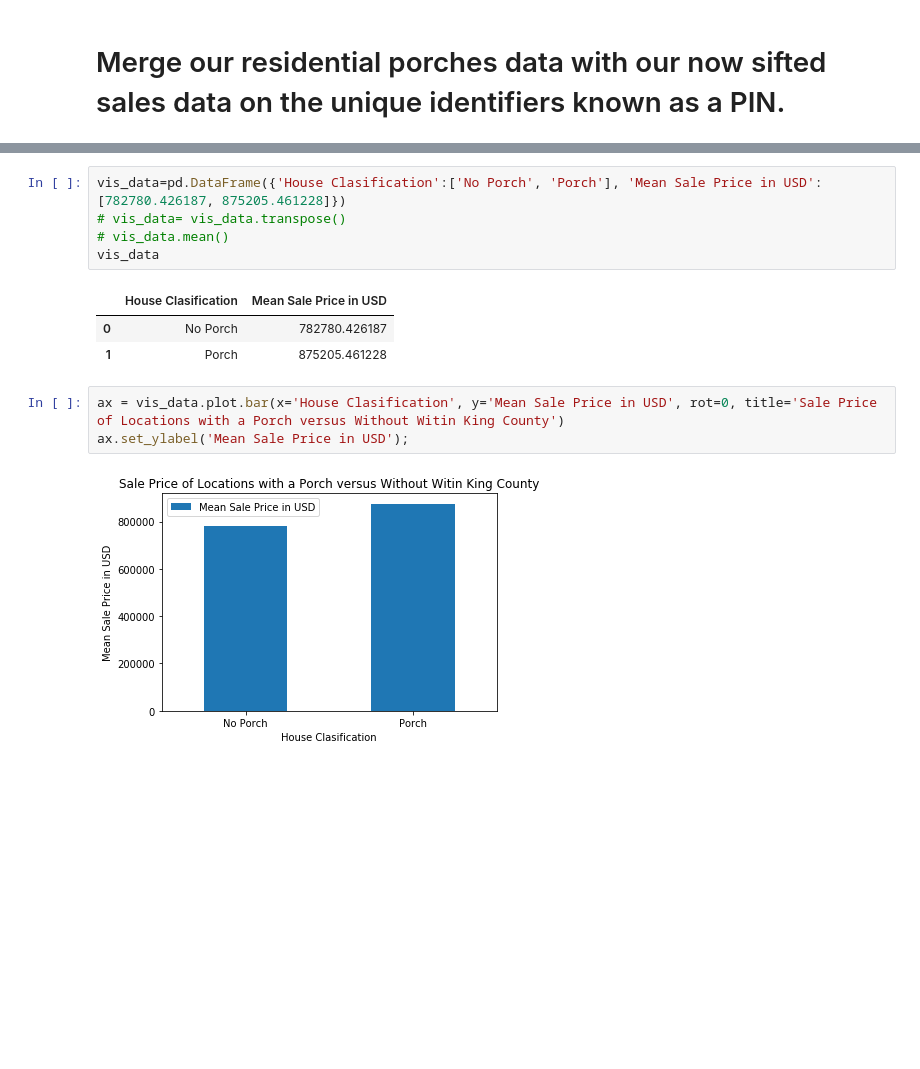
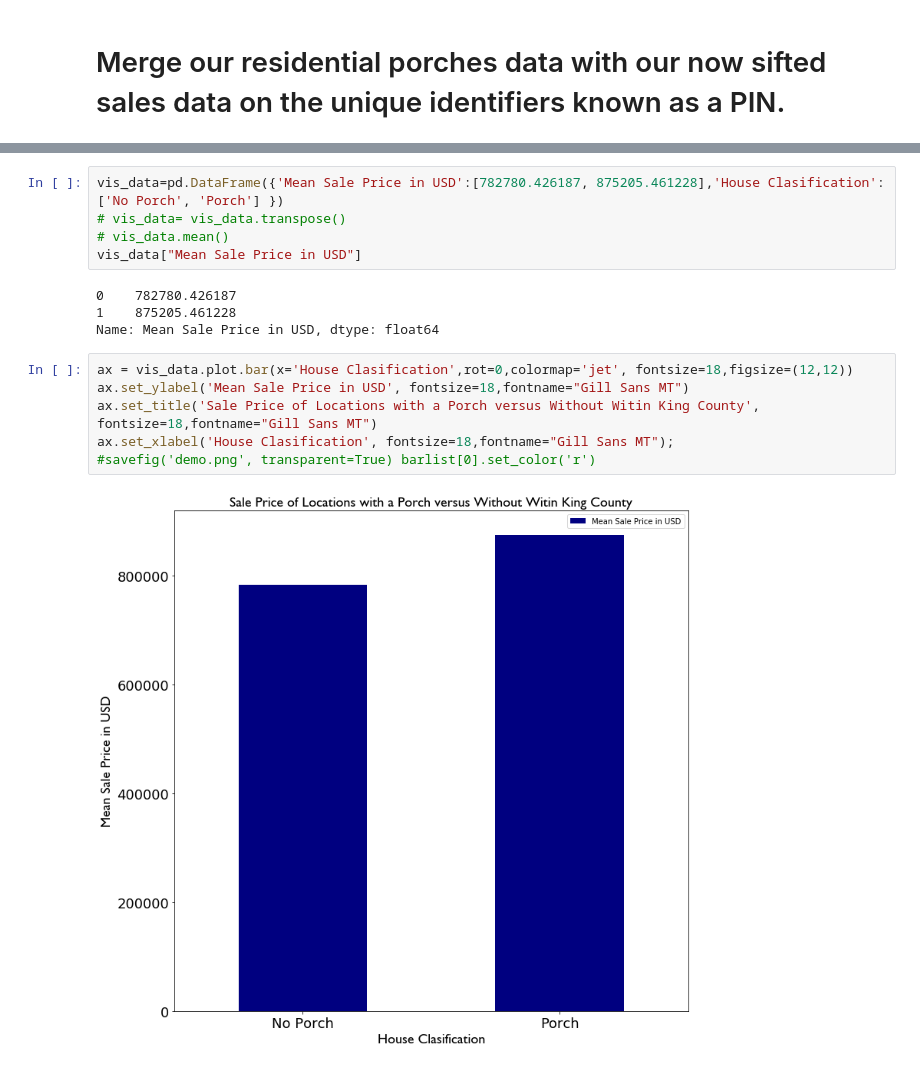
Before and after one commit to chum46/housing_sales_king_county, a Jupyter notebook: notebooks/exploratory/02_js_exploratory_Visualizations.ipynb, the cells around one changed output, grey strips where cells are left out. Cells and saved outputs as stored; diff of their text form; blank space fills up the shorter version.

Commit message:
update to notebooks with new figures and models

```diff
--- a/notebooks/exploratory/02_js_exploratory_Visualizations.ipynb
+++ b/notebooks/exploratory/02_js_exploratory_Visualizations.ipynb
@@ -243,14 +274,17 @@ sales_and_noporch.rename(columns={"SalePrice": "saleprice_noporch"}, inplace=Tru
 # %%
-vis_data=pd.DataFrame({'House Clasification':['No Porch', 'Porch'], 'Mean Sale Price in USD':[782780.426187, 875205.461228]})
+vis_data=pd.DataFrame({'Mean Sale Price in USD':[782780.426187, 875205.461228],'House Clasification':['No Porch', 'Porch'] })
 # vis_data= vis_data.transpose()
 # vis_data.mean()
-vis_data
+vis_data["Mean Sale Price in USD"]
 # %% [output]
-|  | House Clasification | Mean Sale Price in USD |
-| 0 | No Porch | 782780.426187 |
-| 1 | Porch | 875205.461228 |
+0    782780.426187
+1    875205.461228
+Name: Mean Sale Price in USD, dtype: float64
 # %%
-ax = vis_data.plot.bar(x='House Clasification', y='Mean Sale Price in USD', rot=0, title='Sale Price of Locations with a Porch versus Without Witin King County')
-ax.set_ylabel('Mean Sale Price in USD');
+ax = vis_data.plot.bar(x='House Clasification',rot=0,colormap='jet', fontsize=18,figsize=(12,12))
+ax.set_ylabel('Mean Sale Price in USD', fontsize=18,fontname="Gill Sans MT")
+ax.set_title('Sale Price of Locations with a Porch versus Without Witin King County', fontsize=18,fontname="Gill Sans MT")
+ax.set_xlabel('House Clasification', fontsize=18,fontname="Gill Sans MT");
+#savefig('demo.png', transparent=True) barlist[0].set_color('r')
 # %% [output]
-[figure, old version]
+[figure, new version]
```
Also changed, not shown: parts of 17 cells of this notebook, 2 other files.
